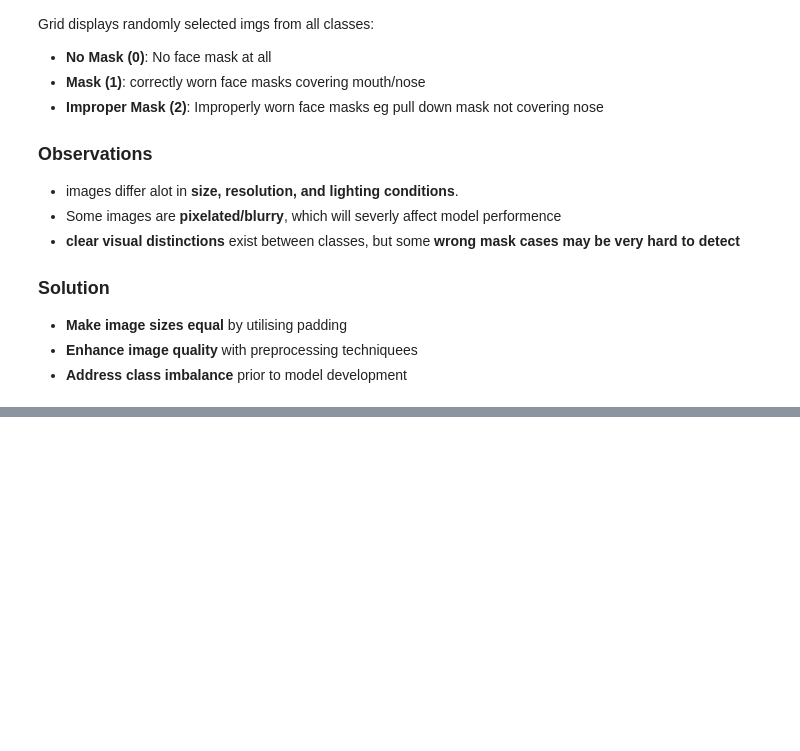
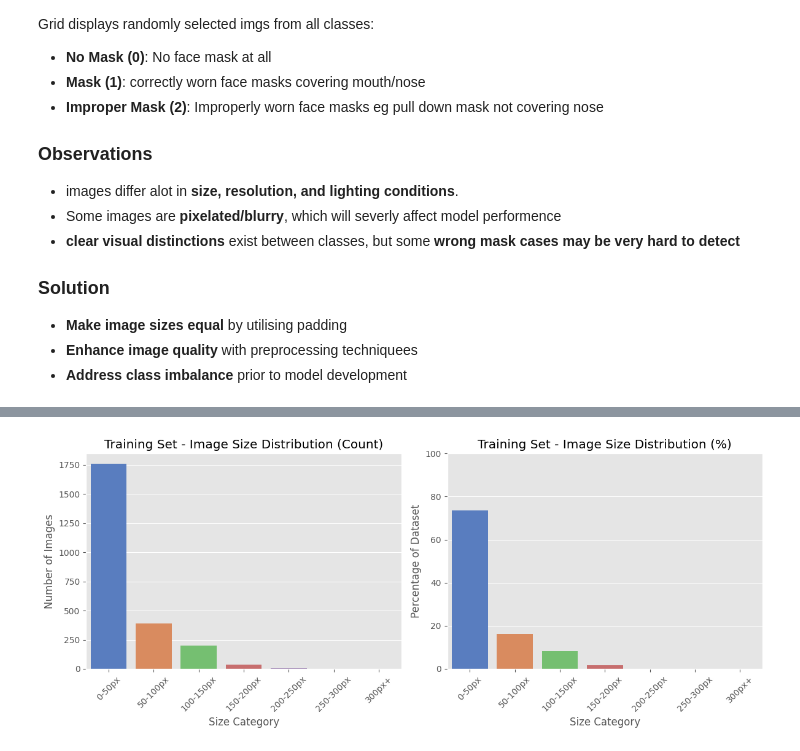
Before and after one commit to Rahim-Rahmatzada/MaskDetection, a Jupyter notebook: Notebooks/2.DataVisualization.ipynb, the cells around one changed output, grey strips where cells are left out. Drawn from its saved outputs; the diff is of its cells as text; code cells hidden in the pictures; blank space fills up the shorter version.

Commit message:
Completed preprocessing steps ready for training

```diff
--- a/Notebooks/2.DataVisualization.ipynb
+++ b/Notebooks/2.DataVisualization.ipynb
@@ -200,0 +273,25 @@ Grid displays randomly selected imgs from all classes:
+# %%
+# Create side-by-side plots for Train Set
+fig, axes = plt.subplots(1, 2, figsize=(12, 5))
+
+# Training Set - Count
+sns.barplot(x=trainSizeDistribution.index, y=trainSizeDistribution.values, hue=trainSizeDistribution.index, palette="muted", ax=axes[0], legend=False)
+axes[0].set_title("Training Set - Image Size Distribution (Count)")
+axes[0].set_xlabel("Size Category")
+axes[0].set_ylabel("Number of Images")
+axes[0].set_xticks(range(len(trainSizeDistribution.index)))
+axes[0].set_xticklabels(trainSizeDistribution.index, rotation=45)
+
+# Training Set - Percentage
+sns.barplot(x=trainSizeDistributionPercentage.index, y=trainSizeDistributionPercentage.values, hue=trainSizeDistributionPercentage.index, palette="muted", ax=axes[1], legend=False)
+axes[1].set_title("Training Set - Image Size Distribution (%)")
+axes[1].set_xlabel("Size Category")
+axes[1].set_ylabel("Percentage of Dataset")
+axes[1].set_ylim(0, 100)
+axes[1].set_xticks(range(len(trainSizeDistributionPercentage.index)))
+axes[1].set_xticklabels(trainSizeDistributionPercentage.index, rotation=45)
+
+plt.tight_layout()
+plt.show()
+# %% [output]
+[figure, added]
```
Also changed, not shown: parts of 5 cells of this notebook, 2 other files.
